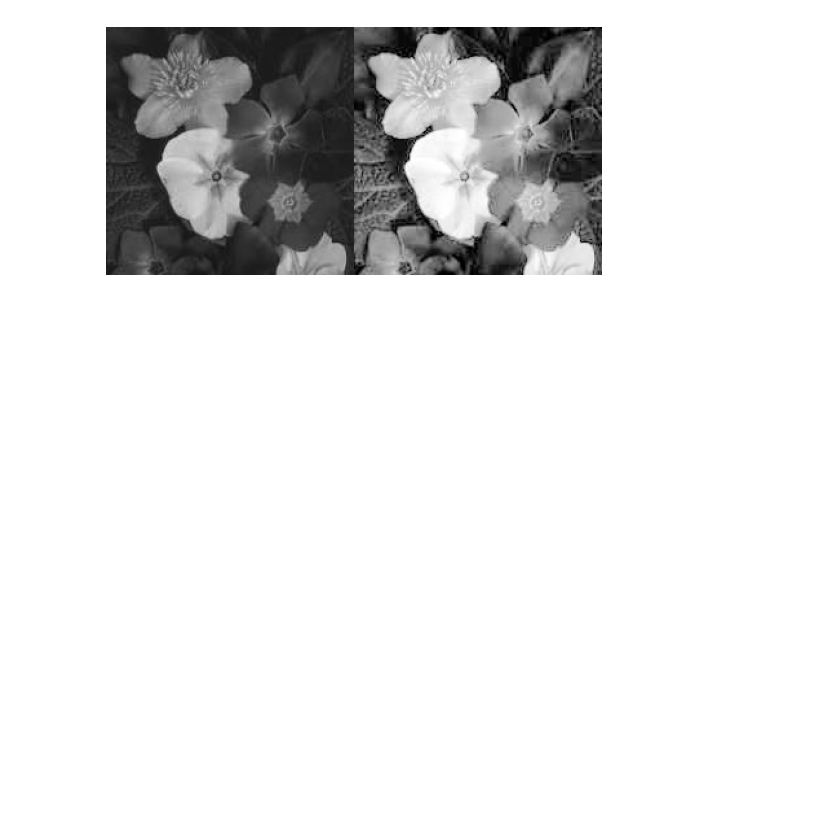
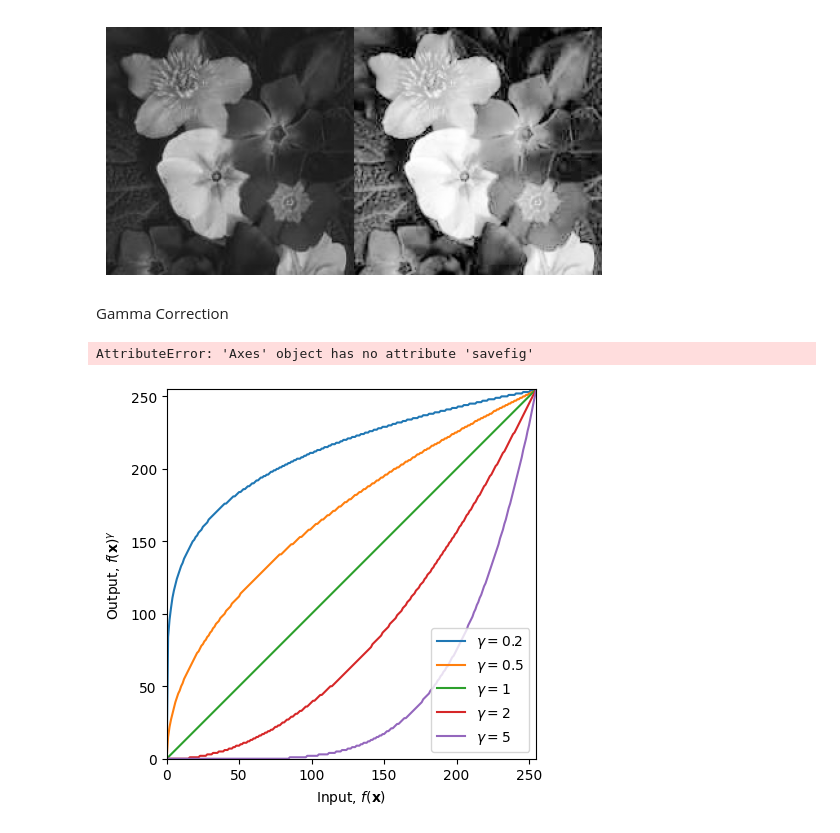
Before and after one commit to ywchanna2001/Computer-Vision, a Jupyter notebook: Histograms.ipynb, the cells around one changed output. Saved outputs shown, nothing was run; the diff lists cells and outputs as text; code cells hidden in the pictures; blank space fills up the shorter version.

Commit message:
histograms

```diff
--- a/Histograms.ipynb
+++ b/Histograms.ipynb
@@ -66,3 +66,27 @@ plt.show()
 [figure]
 [figure]
 [figure]
+# %% [markdown]
+Gamma Correction
+# %%
+%matplotlib inline
+import cv2 as cv
+import numpy as np
+
+fig, ax = plt.subplots()
+gamma = [0.2, 0.5, 1, 2, 5]
+
+for g in gamma:
+    table = np.array([(i / 255.0)**(g)*255.0 for i in np.arange(0, 256)]).astype("uint8")
+    ax.plot(table, label=r'$\gamma={g}$'.format(g=g))
+ax.legend(loc='best')
+ax.set_xlim([0, 255])
+ax.set_ylim([0, 255])
+ax.set_aspect('equal')
+ax.set_xlabel(r'Input, $f(\mathbf{x})$')
+ax.set_ylabel(r'Output, $f(\mathbf{x})^\gamma$')
+ax.savefig('transform.png')
+plt.show()
+# %% [output]
+AttributeError: 'Axes' object has no attribute 'savefig'
+[figure, added]
```
Also changed, not shown: parts of 1 cell of this notebook.
